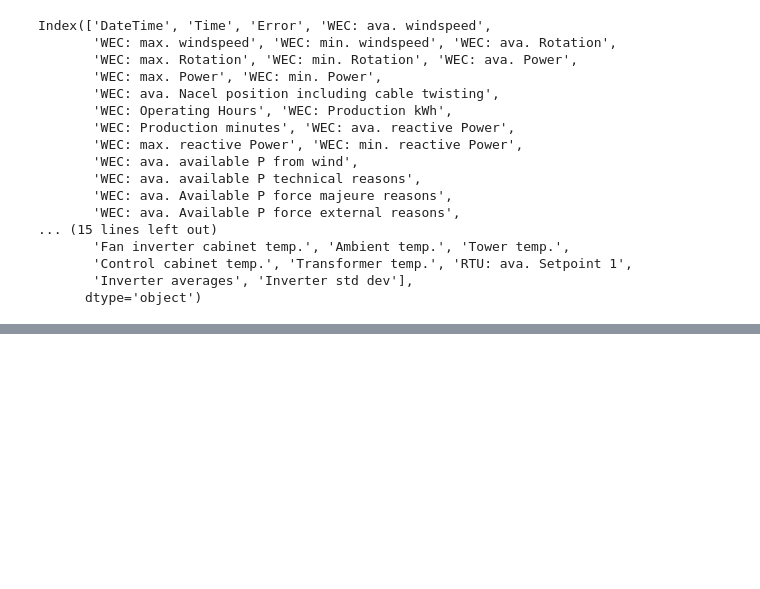
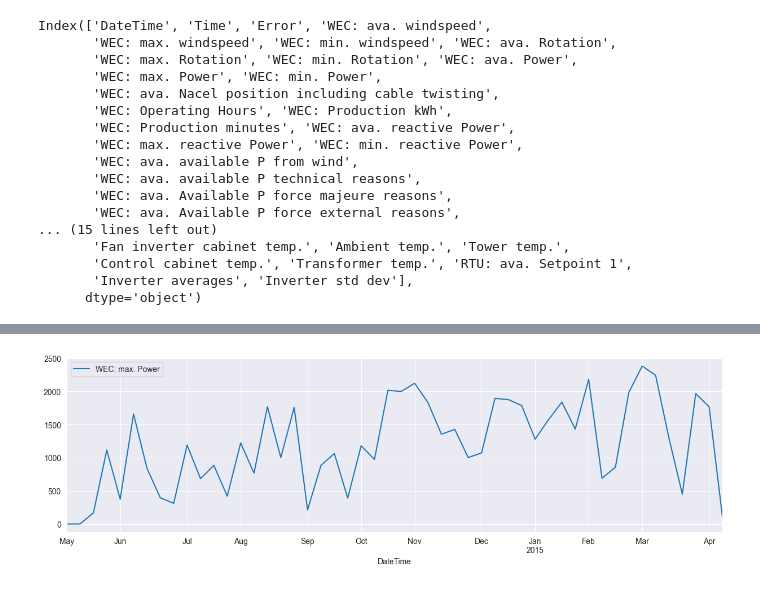
Before and after one commit to rhkraptor/AML, a Jupyter notebook: AML_Projekt.ipynb, the cells around one changed output, grey strips where cells are left out. Saved outputs shown, nothing was run; the diff lists cells and outputs as text; code cells hidden in the pictures; blank space fills up the shorter version.

```diff
--- a/AML_Projekt.ipynb
+++ b/AML_Projekt.ipynb
@@ -93,0 +128,13 @@ Index(['DateTime', 'Time', 'Error', 'WEC: ava. windspeed',
+# %%
+# Ensure 'DateTime' is of datetime type
+df['DateTime'] = pd.to_datetime(df['DateTime'])
+
+# Set 'DateTime' as the index
+df.set_index('DateTime', inplace=True)
+
+# Plot of max power on weekly resampled data
+y = 'WEC: max. Power'
+df.resample('W').mean().plot(y=y, figsize=(15, 4))
+plt.show()
+# %% [output]
+[figure, added]
```
Also changed, not shown: parts of 5 cells of this notebook.
